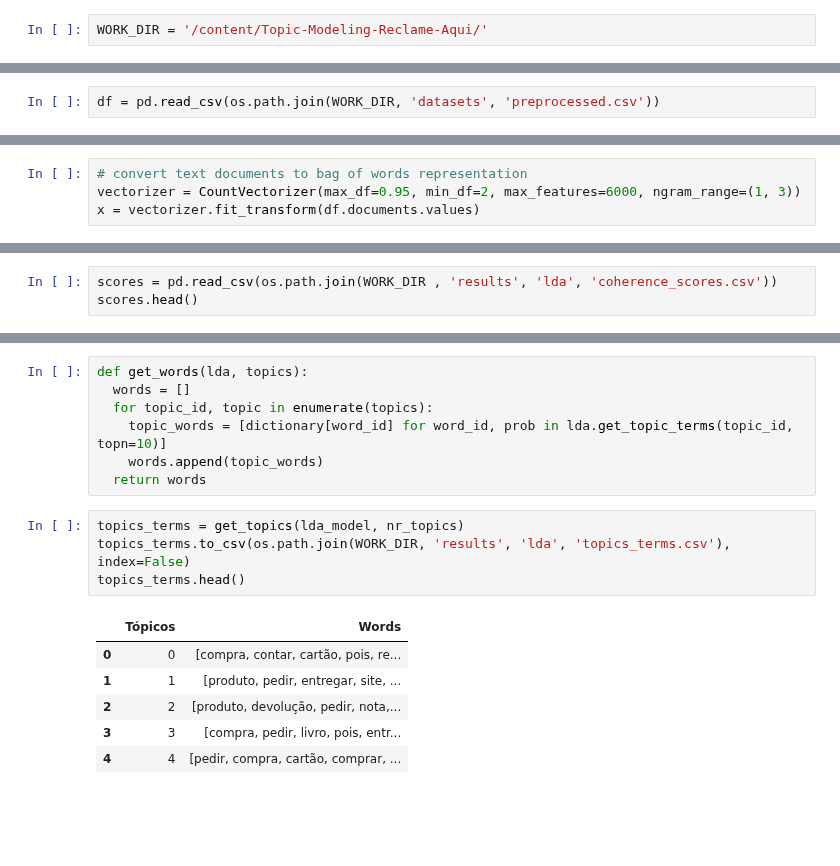
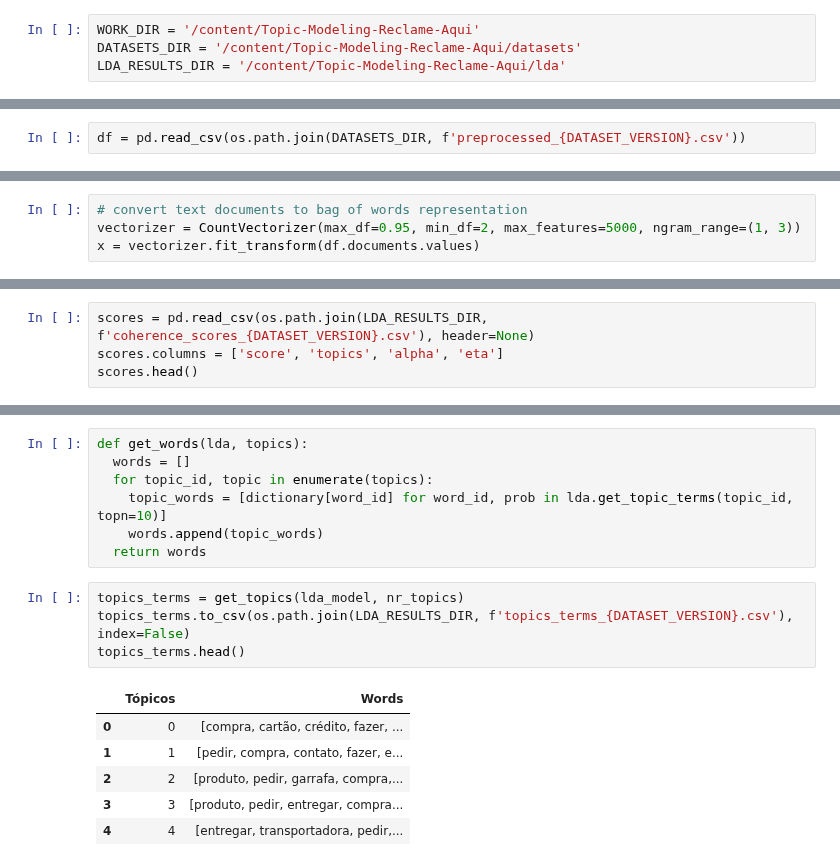
Before and after one commit to mathewsrc/Topic-Modeling-Reclame-Aqui, a Jupyter notebook: Topic_Modeling_Reclame_Aqui_with_LDA.ipynb, the cells around one changed output, grey strips where cells are left out. Saved outputs shown, nothing was run; the diff lists cells and outputs as text; blank space fills up the shorter version.

```diff
--- a/Topic_Modeling_Reclame_Aqui_with_LDA.ipynb
+++ b/Topic_Modeling_Reclame_Aqui_with_LDA.ipynb
@@ -39,7 +40,9 @@ except:
   from gensim.utils import simple_preprocess
   import optuna # for hyperparameter optimization
 # %%
-WORK_DIR = '/content/Topic-Modeling-Reclame-Aqui/'
+WORK_DIR = '/content/Topic-Modeling-Reclame-Aqui'
+DATASETS_DIR = '/content/Topic-Modeling-Reclame-Aqui/datasets'
+LDA_RESULTS_DIR = '/content/Topic-Modeling-Reclame-Aqui/lda'
 # %% [markdown]
 #### **Github**
 # %%
@@ -70,5 +104,5 @@ WORK_DIR = '/content/Topic-Modeling-Reclame-Aqui/'
 # %%
-df = pd.read_csv(os.path.join(WORK_DIR, 'datasets', 'preprocessed.csv'))
+df = pd.read_csv(os.path.join(DATASETS_DIR, f'preprocessed_{DATASET_VERSION}.csv'))
 # %%
 df.head()
 # %% [output]
@@ -82,7 +116,7 @@ df.head()
 #### **K-Means elbow**
 # %%
 # convert text documents to bag of words representation
-vectorizer = CountVectorizer(max_df=0.95, min_df=2, max_features=6000, ngram_range=(1, 3))
+vectorizer = CountVectorizer(max_df=0.95, min_df=2, max_features=5000, ngram_range=(1, 3))
 x = vectorizer.fit_transform(df.documents.values)
 # %%
 # use elbow method to find the best number of clusters
@@ -249,5 +341,6 @@ Wall time: 13min 51s
 # %%
-scores = pd.read_csv(os.path.join(WORK_DIR , 'results', 'lda', 'coherence_scores.csv'))
+scores = pd.read_csv(os.path.join(LDA_RESULTS_DIR, f'coherence_scores_{DATASET_VERSION}.csv'), header=None)
+scores.columns = ['score', 'topics', 'alpha', 'eta']
 scores.head()
 # %% [output]
 |  | score | topics | alpha | eta |
@@ -317,12 +410,12 @@ def get_words(lda, topics):
   return words
 # %%
 topics_terms = get_topics(lda_model, nr_topics)
-topics_terms.to_csv(os.path.join(WORK_DIR, 'results', 'lda', 'topics_terms.csv'), index=False)
+topics_terms.to_csv(os.path.join(LDA_RESULTS_DIR, f'topics_terms_{DATASET_VERSION}.csv'), index=False)
 topics_terms.head()
 # %% [output]
 |  | Tópicos | Words |
-| 0 | 0 | [compra, contar, cartão, pois, re... |
-| 1 | 1 | [produto, pedir, entregar, site, ... |
-| 2 | 2 | [produto, devolução, pedir, nota,... |
-| 3 | 3 | [compra, pedir, livro, pois, entr... |
-| 4 | 4 | [pedir, compra, cartão, comprar, ... |
+| 0 | 0 | [compra, cartão, crédito, fazer, ... |
+| 1 | 1 | [pedir, compra, contato, fazer, e... |
+| 2 | 2 | [produto, pedir, garrafa, compra,... |
+| 3 | 3 | [produto, pedir, entregar, compra... |
+| 4 | 4 | [entregar, transportadora, pedir,... |
```
Also changed, not shown: parts of 21 cells of this notebook.
